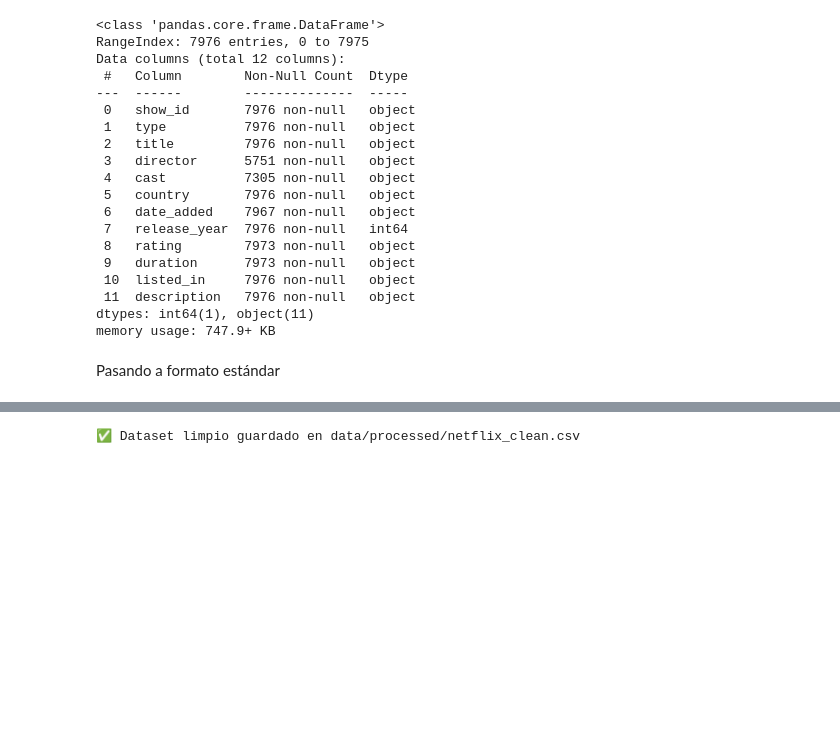
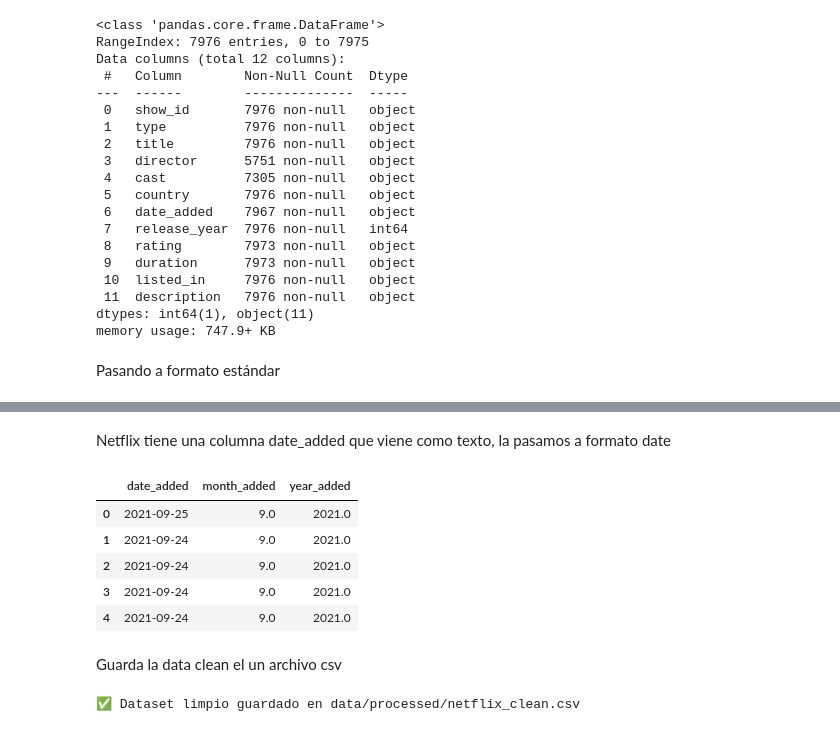
Before and after one commit to SI807-FIIS-UNI/SI807_Cloud_BI_2025, a Jupyter notebook: grupo02_essalud/Mini_Proyecto/Notebooks/02_limpieza_netflix.ipynb, the cells around one changed output, grey strips where cells are left out. Saved outputs shown, nothing was run; the diff lists cells and outputs as text; code cells hidden in the pictures; blank space fills up the shorter version.

Commit message:
Añadiendo formato de fecha y nuevas columnas con mayor información sobre las fechas

```diff
--- a/grupo02_essalud/Mini_Proyecto/Notebooks/02_limpieza_netflix.ipynb
+++ b/grupo02_essalud/Mini_Proyecto/Notebooks/02_limpieza_netflix.ipynb
@@ -90,3 +79,21 @@ print(df_clean.head())
+# %% [markdown]
+Netflix tiene una columna date_added que viene como texto, la pasamos a formato date
+# %%
+df_clean["date_added"] = pd.to_datetime(df_clean["date_added"], errors="coerce")
+
+df_clean["year_added"] = df_clean["date_added"].dt.year
+df_clean["month_added"] = df_clean["date_added"].dt.month
+
+df_clean[['date_added', 'month_added', 'year_added']].head()
+# %% [output]
+|  | date_added | month_added | year_added |
+| 0 | 2021-09-25 | 9.0 | 2021.0 |
+| 1 | 2021-09-24 | 9.0 | 2021.0 |
+| 2 | 2021-09-24 | 9.0 | 2021.0 |
+| 3 | 2021-09-24 | 9.0 | 2021.0 |
+| 4 | 2021-09-24 | 9.0 | 2021.0 |
+# %% [markdown]
+Guarda la data clean el un archivo csv
 # %%
 df_clean.to_csv('/content/netflix_clean.csv', index=False)
 print("✅ Dataset limpio guardado en data/processed/netflix_clean.csv")
```
Also changed, not shown: parts of 1 cell of this notebook, 1 other file.
